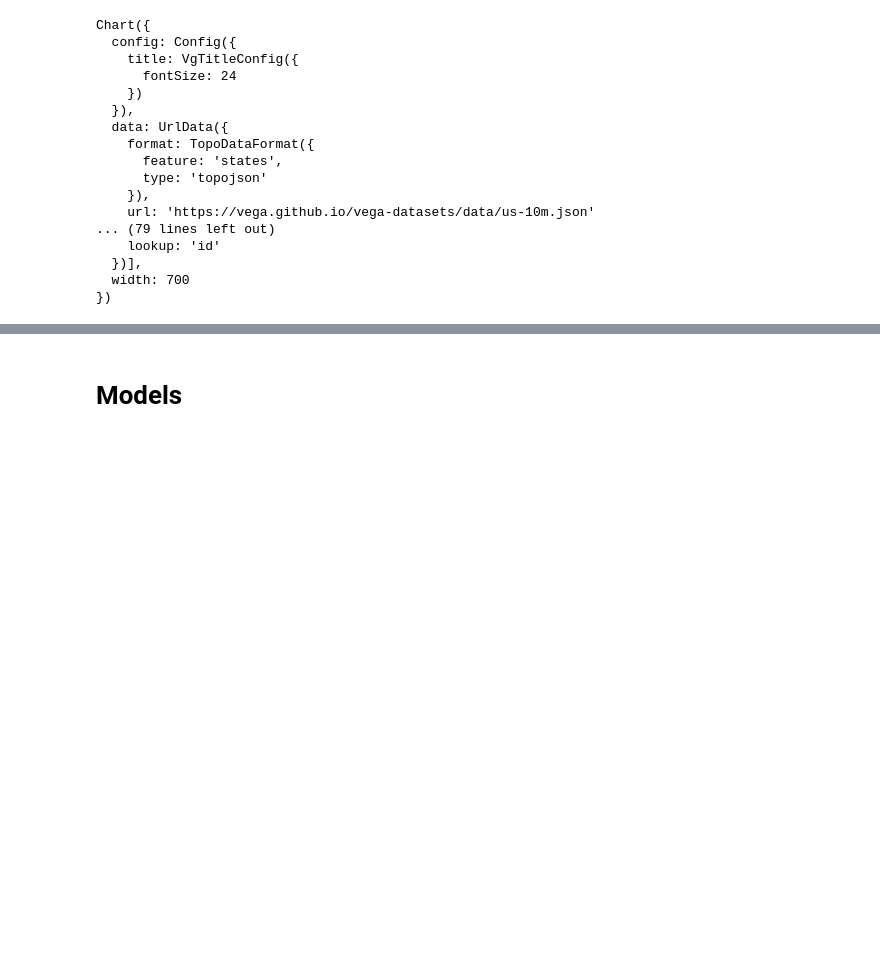
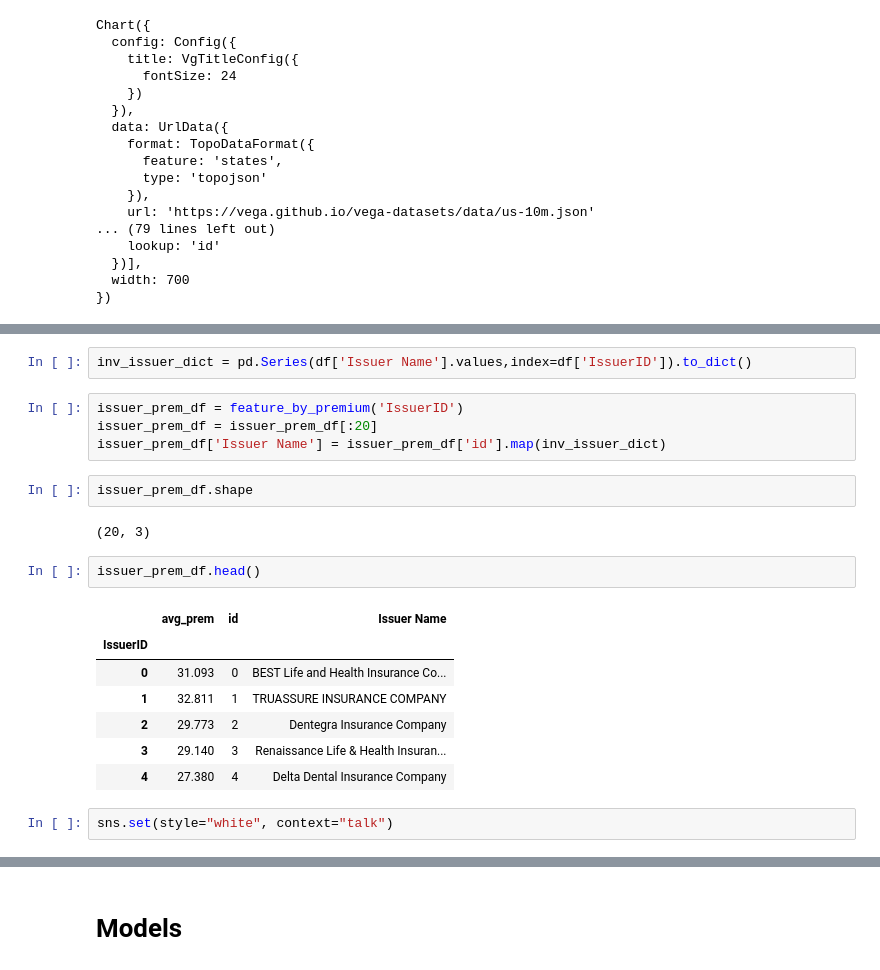
Before and after one commit to hjhuney/Healthcare-dot-Gov-Notebooks, a Jupyter notebook: 2017_QHP_Individual_Market_Dental.ipynb, the cells around one changed output, grey strips where cells are left out. Cells and saved outputs as stored; diff of their text form; blank space fills up the shorter version.

```diff
--- a/2017_QHP_Individual_Market_Dental.ipynb
+++ b/2017_QHP_Individual_Market_Dental.ipynb
@@ -521,0 +515,22 @@ alt.Chart(states).mark_geoshape().encode(
+# %%
+inv_issuer_dict = pd.Series(df['Issuer Name'].values,index=df['IssuerID']).to_dict()
+# %%
+issuer_prem_df = feature_by_premium('IssuerID')
+issuer_prem_df = issuer_prem_df[:20]
+issuer_prem_df['Issuer Name'] = issuer_prem_df['id'].map(inv_issuer_dict)
+# %%
+issuer_prem_df.shape
+# %% [output]
+(20, 3)
+# %%
+issuer_prem_df.head()
+# %% [output]
+|  | avg_prem | id | Issuer Name |
+| IssuerID |  |  |  |
+| 0 | 31.093 | 0 | BEST Life and Health Insurance Co... |
+| 1 | 32.811 | 1 | TRUASSURE INSURANCE COMPANY |
+| 2 | 29.773 | 2 | Dentegra Insurance Company |
+| 3 | 29.140 | 3 | Renaissance Life & Health Insuran... |
+| 4 | 27.380 | 4 | Delta Dental Insurance Company |
+# %%
+sns.set(style="white", context="talk")
```
Also changed, not shown: parts of 10 cells of this notebook.
